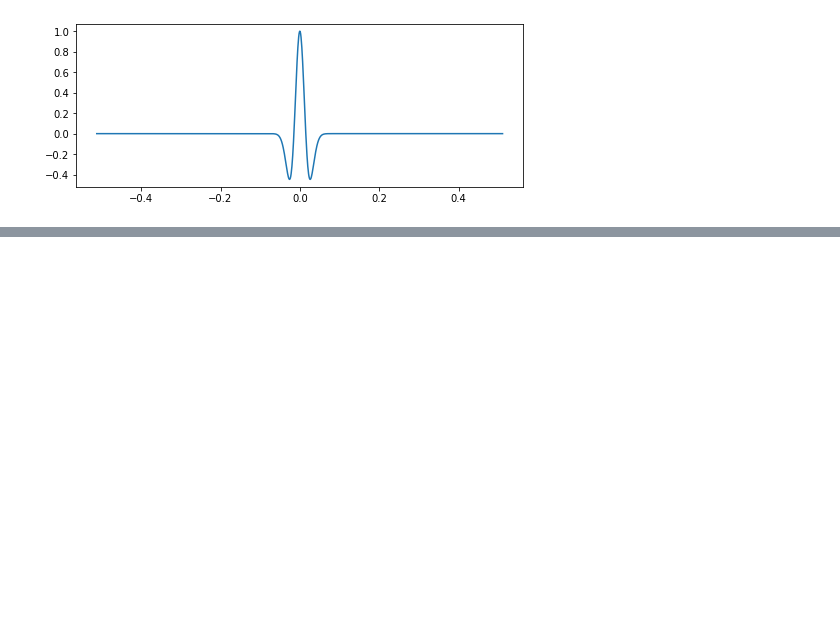
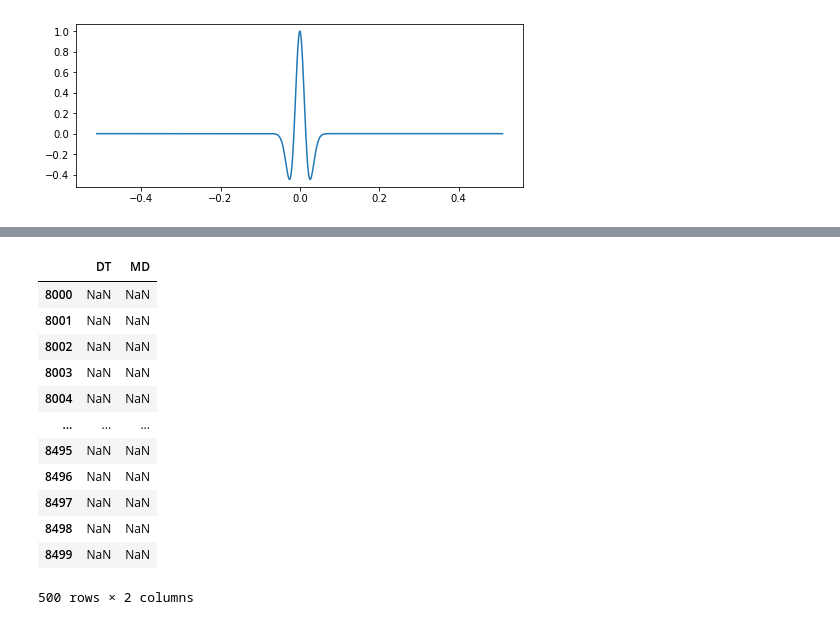
Before and after one commit to o-akbas/notebooks, a Jupyter notebook: Untitled.ipynb, the cells around one changed output, grey strips where cells are left out. Cells and saved outputs as stored; diff of their text form; code cells hidden in the pictures; blank space fills up the shorter version.

```diff
--- a/Untitled.ipynb
+++ b/Untitled.ipynb
@@ -100,0 +89,25 @@ fig.show()
+# %%
+rho_tnt = rhob
+vp_tnt = dt
+z_tnt = z
+test = np.cumsum(z_tnt)
+test2 = z//dt
+avg = np.cumsum(z_tnt) / np.cumsum(z_tnt/vp_tnt)
+rms = np.sqrt(np.cumsum(z_tnt*vp_tnt) / np.cumsum(z_tnt/vp_tnt))
+bks = np.sqrt(np.cumsum(np.square(z_tnt)) / (np.cumsum(z_tnt*rho_tnt) * np.cumsum(z_tnt/(rho_tnt*np.square(vp_tnt)))))
+# %%
+test2[8000:8500]
+# %% [output]
+|  | DT | MD |
+| 8000 | NaN | NaN |
+| 8001 | NaN | NaN |
+| 8002 | NaN | NaN |
+| 8003 | NaN | NaN |
+| 8004 | NaN | NaN |
+| ... | ... | ... |
+| 8495 | NaN | NaN |
+| 8496 | NaN | NaN |
+| 8497 | NaN | NaN |
+| 8498 | NaN | NaN |
+| 8499 | NaN | NaN |
+500 rows × 2 columns
```
Also changed, not shown: parts of 11 cells of this notebook.
